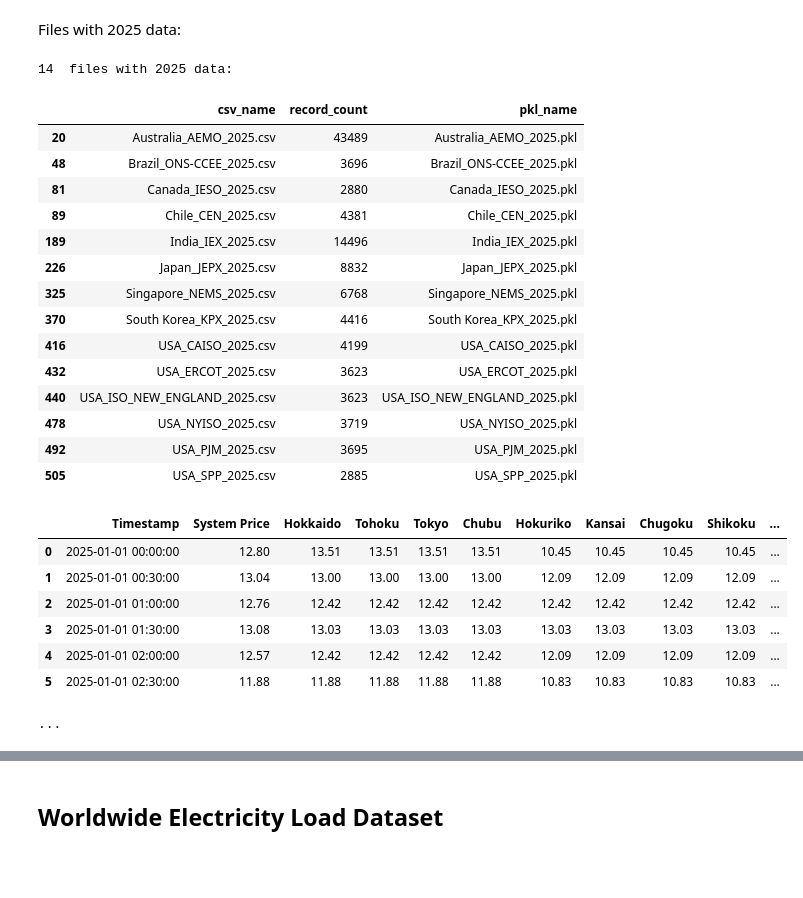
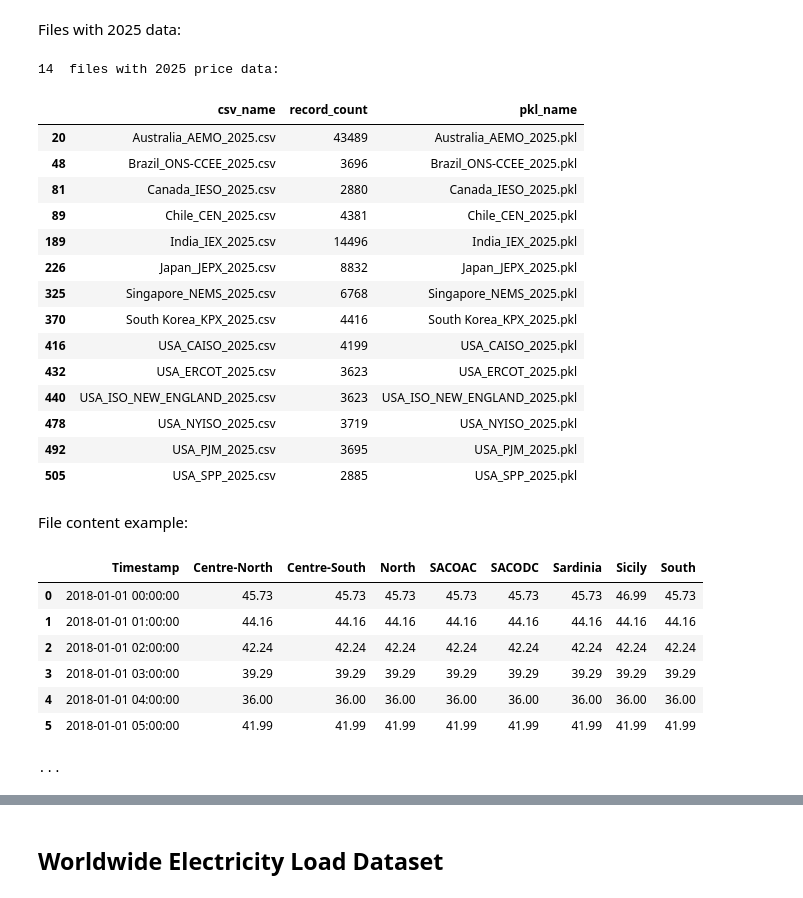
Before and after one commit to reddgr/energy-price-forecasting-for-power-grids, a Jupyter notebook: notebooks/01_file_exploration.ipynb, the cells around one changed output, grey strips where cells are left out. Saved outputs shown, nothing was run; the diff lists cells and outputs as text; code cells hidden in the pictures; blank space fills up the shorter version.

```diff
--- a/notebooks/01_file_exploration.ipynb
+++ b/notebooks/01_file_exploration.ipynb
@@ -96,10 +95,10 @@ display(csvs_df.iloc[start_idx:start_idx + sample_size])
 Files with 2025 data:
 # %%
 csvs_2025 = csvs_df[csvs_df['csv_name'].str.contains('2025')]
-print(len(csvs_2025), " files with 2025 data:")
+print(len(csvs_2025), " files with 2025 price data:")
 display(csvs_2025)
 # %% [output]
-14  files with 2025 data:
+14  files with 2025 price data:
 |  | csv_name | record_count | pkl_name |
 | 20 | Australia_AEMO_2025.csv | 43489 | Australia_AEMO_2025.pkl |
 | 48 | Brazil_ONS-CCEE_2025.csv | 3696 | Brazil_ONS-CCEE_2025.pkl |
@@ -115,17 +114,19 @@ display(csvs_2025)
 | 478 | USA_NYISO_2025.csv | 3719 | USA_NYISO_2025.pkl |
 | 492 | USA_PJM_2025.csv | 3695 | USA_PJM_2025.pkl |
 | 505 | USA_SPP_2025.csv | 2885 | USA_SPP_2025.pkl |
+# %% [markdown]
+File content example:
 # %%
-japan_jepx_2025 = pd.read_pickle(os.path.join(ROOT, 'pkl', 'Japan_JEPX_2025.pkl'))
-display(japan_jepx_2025.head(6))
+italy_price_data_2025 = pd.read_pickle(os.path.join(ROOT, 'pkl', 'daep', 'Italy_ENTSO-E_2018.pkl'))
+display(italy_price_data_2025.head(6))
 print("...")
-display(japan_jepx_2025.tail(6))
+display(italy_price_data_2025.tail(6))
 # %% [output]
-|  | Timestamp | System Price | Hokkaido | Tohoku | Tokyo | Chubu | Hokuriko | Kansai | Chugoku | Shikoku | ... |
-| 0 | 2025-01-01 00:00:00 | 12.80 | 13.51 | 13.51 | 13.51 | 13.51 | 10.45 | 10.45 | 10.45 | 10.45 | ... |
-| 1 | 2025-01-01 00:30:00 | 13.04 | 13.00 | 13.00 | 13.00 | 13.00 | 12.09 | 12.09 | 12.09 | 12.09 | ... |
-| 2 | 2025-01-01 01:00:00 | 12.76 | 12.42 | 12.42 | 12.42 | 12.42 | 12.42 | 12.42 | 12.42 | 12.42 | ... |
-| 3 | 2025-01-01 01:30:00 | 13.08 | 13.03 | 13.03 | 13.03 | 13.03 | 13.03 | 13.03 | 13.03 | 13.03 | ... |
-| 4 | 2025-01-01 02:00:00 | 12.57 | 12.42 | 12.42 | 12.42 | 12.42 | 12.09 | 12.09 | 12.09 | 12.09 | ... |
-| 5 | 2025-01-01 02:30:00 | 11.88 | 11.88 | 11.88 | 11.88 | 11.88 | 10.83 | 10.83 | 10.83 | 10.83 | ... |
+|  | Timestamp | Centre-North | Centre-South | North | SACOAC | SACODC | Sardinia | Sicily | South |
+| 0 | 2018-01-01 00:00:00 | 45.73 | 45.73 | 45.73 | 45.73 | 45.73 | 45.73 | 46.99 | 45.73 |
+| 1 | 2018-01-01 01:00:00 | 44.16 | 44.16 | 44.16 | 44.16 | 44.16 | 44.16 | 44.16 | 44.16 |
+| 2 | 2018-01-01 02:00:00 | 42.24 | 42.24 | 42.24 | 42.24 | 42.24 | 42.24 | 42.24 | 42.24 |
+| 3 | 2018-01-01 03:00:00 | 39.29 | 39.29 | 39.29 | 39.29 | 39.29 | 39.29 | 39.29 | 39.29 |
+| 4 | 2018-01-01 04:00:00 | 36.00 | 36.00 | 36.00 | 36.00 | 36.00 | 36.00 | 36.00 | 36.00 |
+| 5 | 2018-01-01 05:00:00 | 41.99 | 41.99 | 41.99 | 41.99 | 41.99 | 41.99 | 41.99 | 41.99 |
 ...
```
Also changed, not shown: parts of 16 cells of this notebook, 3 other files.
